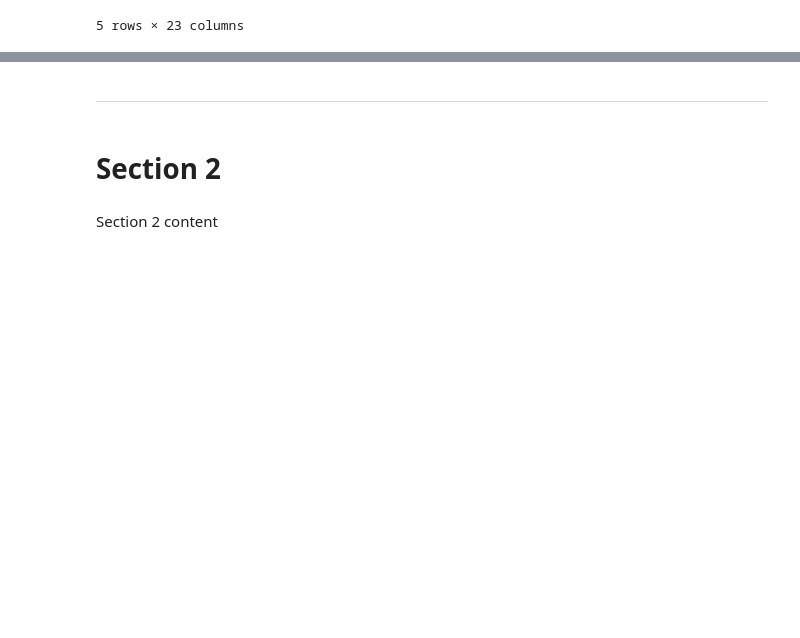
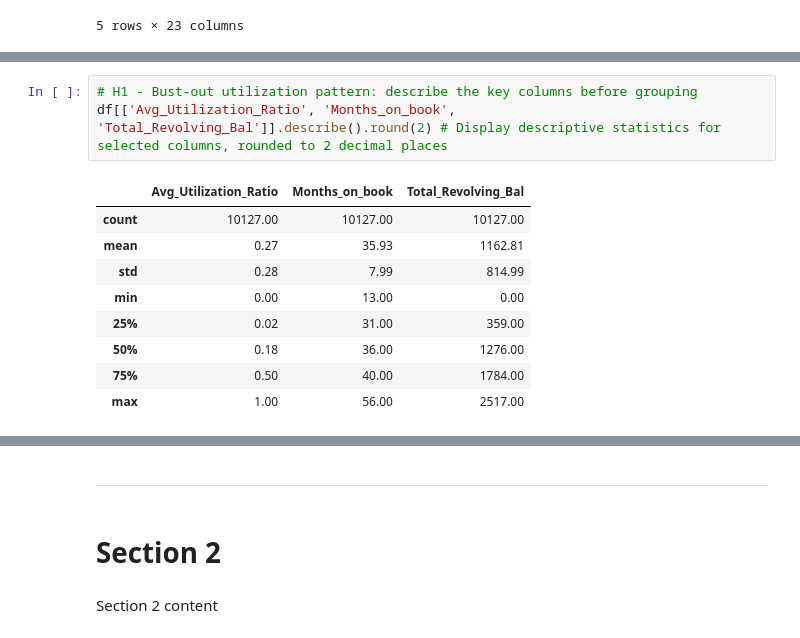
Before and after one commit to Haroon-Code-2026/Credit-Cards-Analysis, a Jupyter notebook: jupyter_notebooks/Data_Visualisation.ipynb, the cells around one changed output, grey strips where cells are left out. Cells and saved outputs as stored; diff of their text form; blank space fills up the shorter version.

```diff
--- a/jupyter_notebooks/Data_Visualisation.ipynb
+++ b/jupyter_notebooks/Data_Visualisation.ipynb
@@ -73,0 +131,13 @@ df.head() # Display the first 5 rows of the DataFrame
+# %%
+# H1 - Bust-out utilization pattern: describe the key columns before grouping
+df[['Avg_Utilization_Ratio', 'Months_on_book', 'Total_Revolving_Bal']].describe().round(2) # Display descriptive statistics for selected columns, rounded to 2 decimal places
+# %% [output]
+|  | Avg_Utilization_Ratio | Months_on_book | Total_Revolving_Bal |
+| count | 10127.00 | 10127.00 | 10127.00 |
+| mean | 0.27 | 35.93 | 1162.81 |
+| std | 0.28 | 7.99 | 814.99 |
+| min | 0.00 | 13.00 | 0.00 |
+| 25% | 0.02 | 31.00 | 359.00 |
+| 50% | 0.18 | 36.00 | 1276.00 |
+| 75% | 0.50 | 40.00 | 1784.00 |
+| max | 1.00 | 56.00 | 2517.00 |
```
Also changed, not shown: parts of 8 cells of this notebook.
